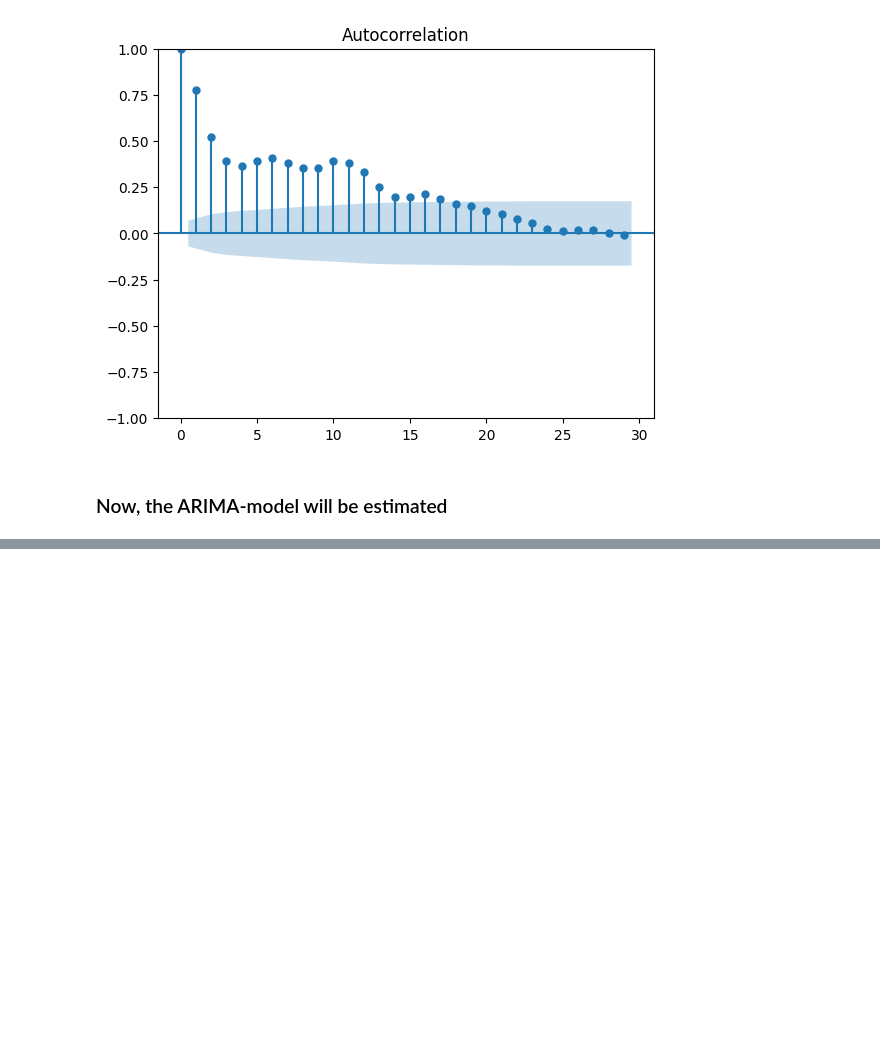
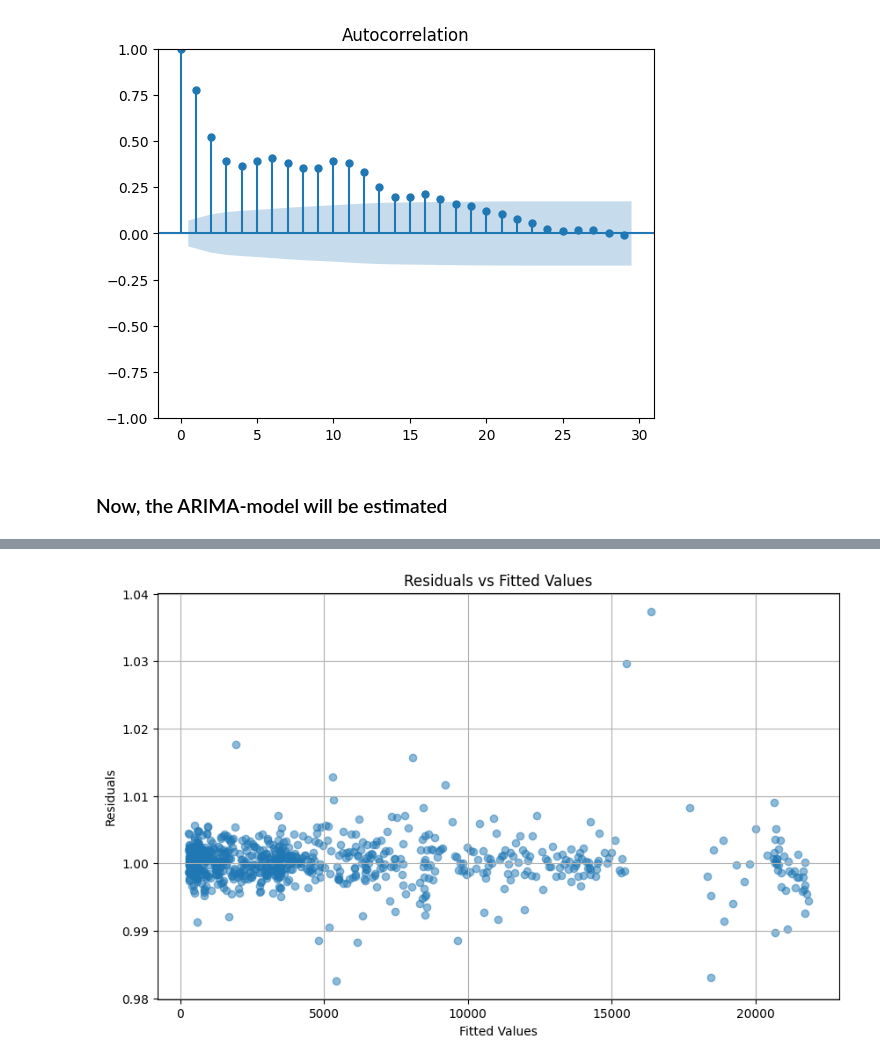
Before and after one commit to niklas0801/VAR_Models, a Jupyter notebook: ARIMA_models.ipynb, the cells around one changed output, grey strips where cells are left out. Cells and saved outputs as stored; diff of their text form; code cells hidden in the pictures; blank space fills up the shorter version.

```diff
--- a/ARIMA_models.ipynb
+++ b/ARIMA_models.ipynb
@@ -218,0 +222,11 @@ plt.show()
+# %%
+from statsmodels.stats.diagnostic import het_white
+from statsmodels.stats.stattools import jarque_bera
+from statsmodels.stats.diagnostic import acorr_breusch_godfrey
+
+resid = model_main.resid
+resid = resid.iloc[2:]
+# %%
+# before we use the tests, we need to transform the log values back
+
+resid = np.exp(resid).copy()
@@ -218,0 +256,10 @@ plt.show()
+# %%
+plt.figure(figsize=(10, 6))
+plt.scatter(money["fitted"], resid, alpha=0.5)
+plt.title('Residuals vs Fitted Values')
+plt.xlabel('Fitted Values')
+plt.ylabel('Residuals')
+plt.grid(True)
+plt.show()
+# %% [output]
+[figure, added]
```
Also changed, not shown: parts of 8 cells of this notebook.
